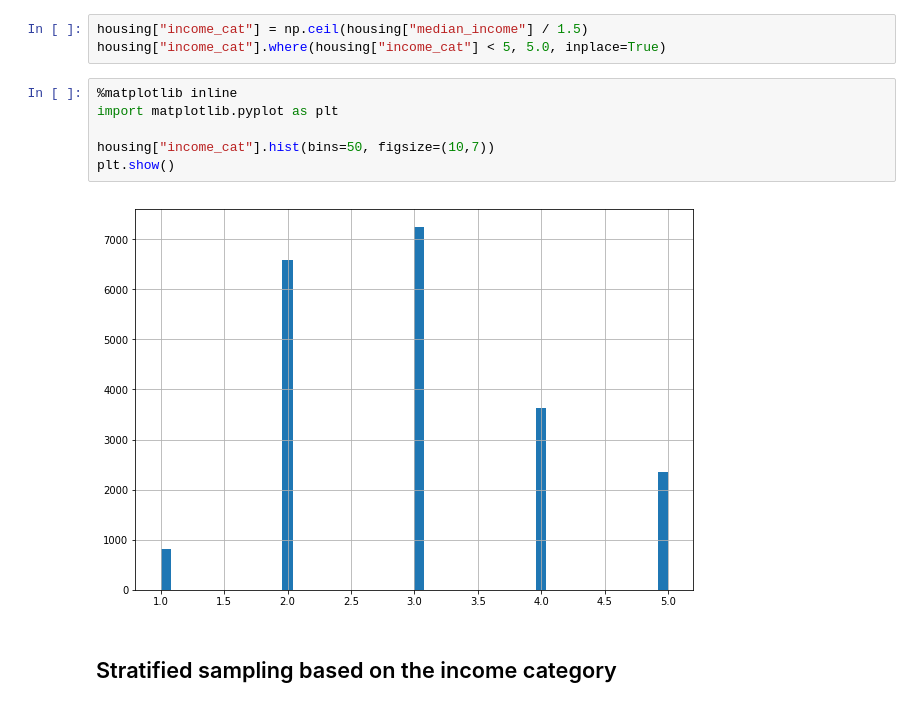
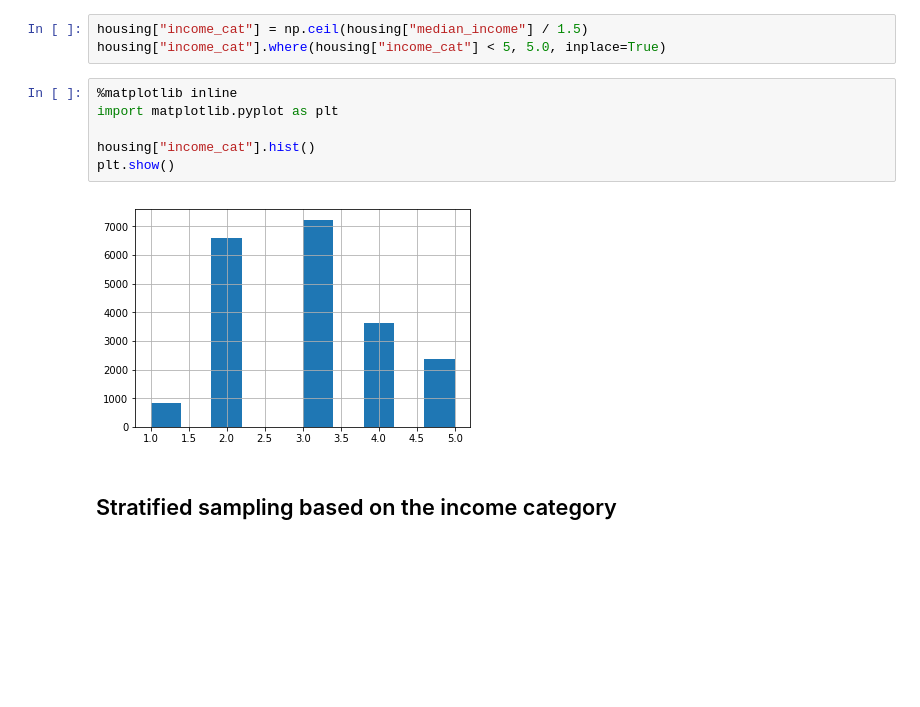
Before and after one commit to 181192/DAT158ML-Oblig01, a Jupyter notebook: 02-Housing.ipynb, the cells around one changed output. Saved outputs shown, nothing was run; the diff lists cells and outputs as text; blank space fills up the shorter version.

```diff
--- a/1-Housing/Housing.ipynb
+++ b/02-Housing.ipynb
@@ -149,11 +163,11 @@ housing["income_cat"].where(housing["income_cat"] < 5, 5.0, inplace=True)
 # %%
 %matplotlib inline
 import matplotlib.pyplot as plt
 
-housing["income_cat"].hist(bins=50, figsize=(10,7))
+housing["income_cat"].hist()
 plt.show()
 # %% [output]
-[figure, old version]
+[figure, new version]
 # %% [markdown]
 ## Stratified sampling based on the income category
 # %%
```
Also changed, not shown: parts of 35 cells of this notebook, 3 other files.
